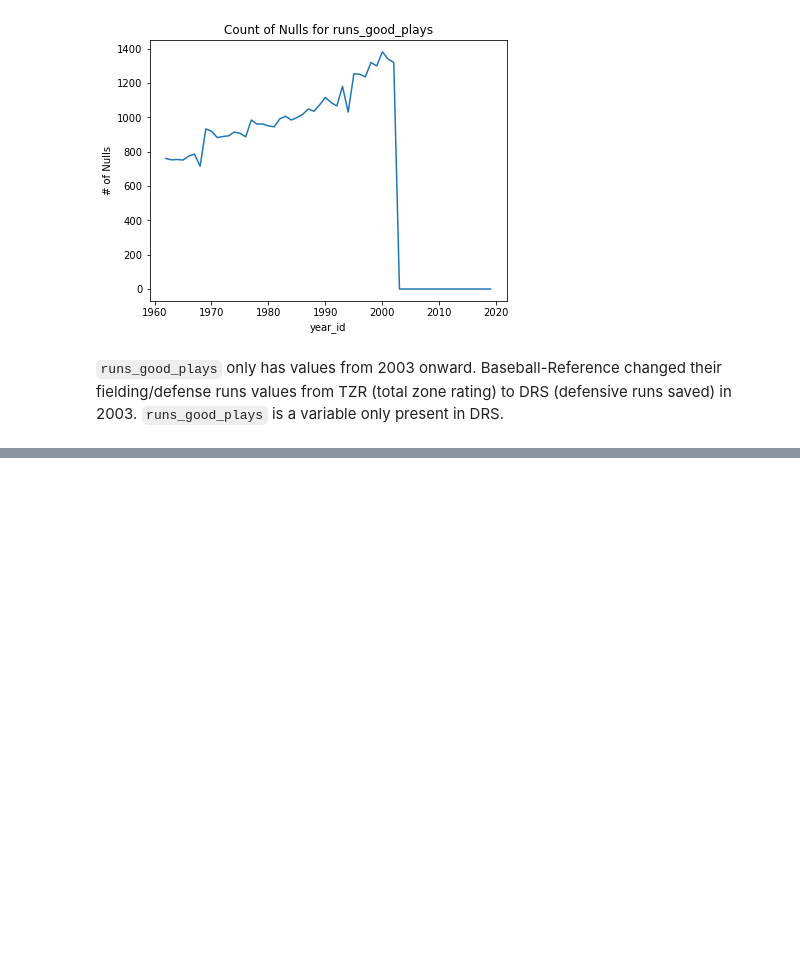
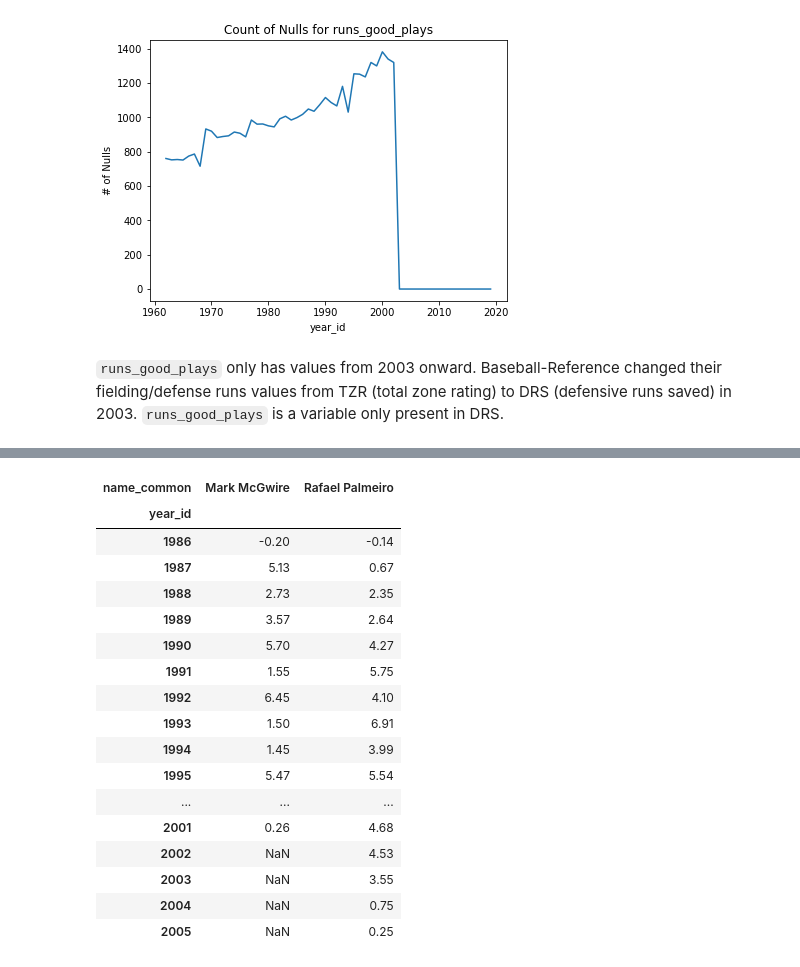
Before and after one commit to lawjackelen/forecasting-batting-performance, a Jupyter notebook: code/WAR DATA EXPLORATION.ipynb, the cells around one changed output, grey strips where cells are left out. Cells and saved outputs as stored; diff of their text form; code cells hidden in the pictures; blank space fills up the shorter version.

```diff
--- a/code/WAR DATA EXPLORATION.ipynb
+++ b/code/WAR DATA EXPLORATION.ipynb
@@ -6,7 +6,6 @@ import numpy as np
 import matplotlib.pyplot as plt
 # import seaborn as sns
 
-pd.set_option('display.max_columns',99)
 from IPython.core.display import HTML
 table_css = 'table {align:left;display:block} '
 HTML('<style>{}</style>'.format(table_css))
@@ -249,0 +267,24 @@ ax.set_xlabel('year_id');
+# %%
+# select two players and get their sum of WAR by year
+batting[(batting.name_common == 'Rafael Palmeiro')|
+        (batting.name_common == 'Mark McGwire')]\
+    .groupby(['year_id','name_common']).sum().war.unstack()
+# %% [output]
+| name_common | Mark McGwire | Rafael Palmeiro |
+| year_id |  |  |
+| 1986 | -0.20 | -0.14 |
+| 1987 | 5.13 | 0.67 |
+| 1988 | 2.73 | 2.35 |
+| 1989 | 3.57 | 2.64 |
+| 1990 | 5.70 | 4.27 |
+| 1991 | 1.55 | 5.75 |
+| 1992 | 6.45 | 4.10 |
+| 1993 | 1.50 | 6.91 |
+| 1994 | 1.45 | 3.99 |
+| 1995 | 5.47 | 5.54 |
+| ... | ... | ... |
+| 2001 | 0.26 | 4.68 |
+| 2002 | NaN | 4.53 |
+| 2003 | NaN | 3.55 |
+| 2004 | NaN | 0.75 |
+| 2005 | NaN | 0.25 |
```
Also changed, not shown: parts of 5 cells of this notebook.
